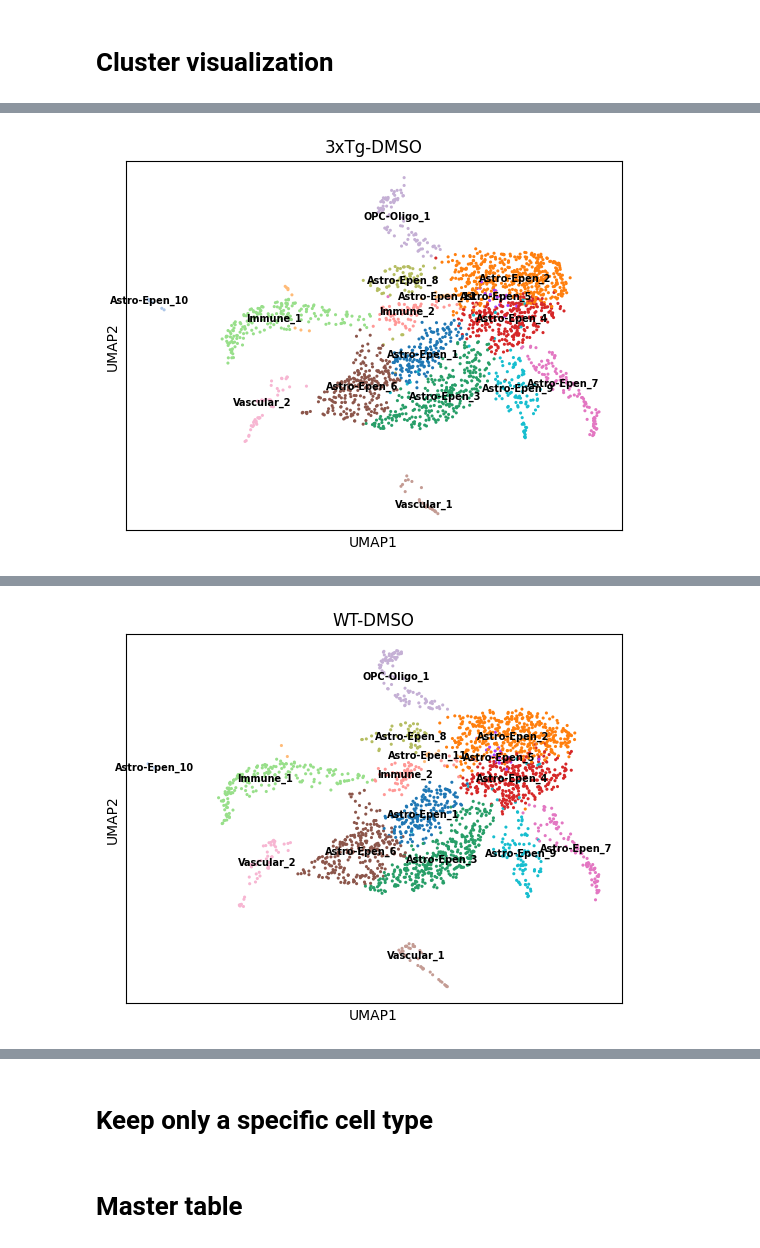
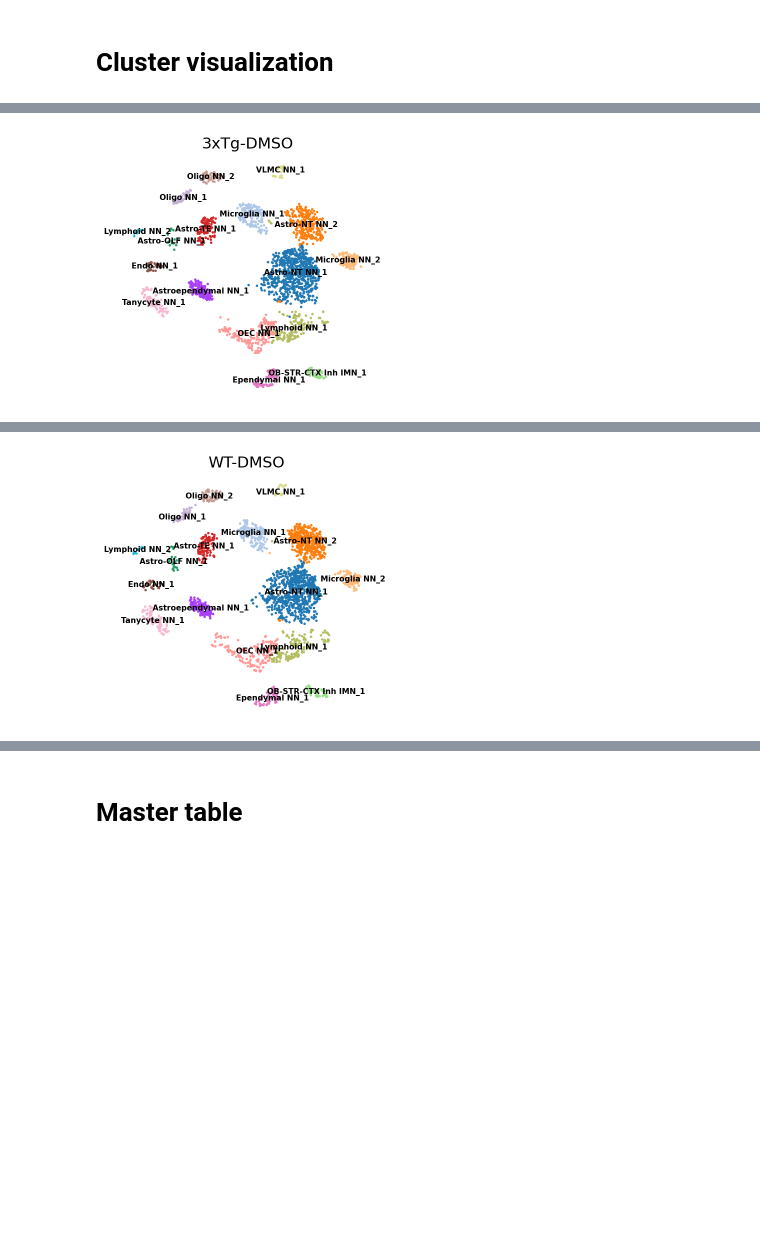
Before and after one commit to Xavier919/scRNAseq_analysis, a Jupyter notebook: sc_pipeline_.ipynb, the cells around one changed output, grey strips where cells are left out. Cells and saved outputs as stored; diff of their text form; code cells hidden in the pictures; blank space fills up the shorter version.

```diff
--- a/sc_pipeline_.ipynb
+++ b/sc_pipeline_.ipynb
@@ -70,2 +206,0 @@ adata = adata[adata.obs['Sample_Tag'] != "Multiplet", :]
-# %%
-adata.raw = adata
@@ -76,0 +207,2 @@ sc.pp.scale(adata)
+# %%
+adata.X = adata.X.astype(np.float32)
@@ -85,7 +234,28 @@ sc.tl.pca(adata, n_comps=10)
 # %%
 mcml = MCML(n_latent = 50, epochs = 100)
-class_name = adata.obs['class_name'].values.tolist()
+subclass_name = adata.obs['subclass_name'].values.tolist()
 sample_tag = adata.obs['Sample_Tag'].values.tolist()
-latentMCML = mcml.fit(adata.X, np.array([class_name]) , fracNCA = 0.8 , silent = True)
-mcml.plotLosses(figsize=(10,3),axisFontSize=10,tickFontSize=8)
+latentMCML = mcml.fit(adata.layers['scran_normalization'].toarray(), np.array([subclass_name]) , fracNCA = 0.8, silent = True)
+#latentMCML = mcml.trainTest(adata.X, np.array([subclass_name, sample_tag]) , fracNCA = 0.8, silent = True)
+mcml.plotLosses(figsize=(10,3),axisFontSize=10,tickFontSize=8, fname=None)
 adata.obsm['latents'] = latentMCML
+mcml_latents = adata.obsm['latents']
+
+# #Pairwise distances between centroids of cells in each label
+# cDists = tl.getCentroidDists(mcml_latents, np.array(subclass_name))
+
+# #Avg pairwise distances between cells of *both* sexes, for each cell type
+# interDists = tl.getInterVar(mcml_latents, np.array(subclass_name), np.array(sample_tag))
+
+# #Avg pairwise distances between cells of the *same* sex, for each cell type
+# intraDists = tl.getIntraVar(mcml_latents, np.array(subclass_name), np.array(sample_tag))
+
+# #Fraction of neighbors for each cell with same label as cell itself (also returns which labels neighbors have)
+# neighbor_fracs, which_labels = tl.frac_unique_neighbors(mcml_latents, np.array(subclass_name), metric = 1,neighbors = 30)
+
+# #Get nearest neighbors for any embedding
+# orig_neigh = tl.getNeighbors(adata.X, n_neigh = 15, p=1)
+# latent_neigh = tl.getNeighbors(mcml_latents, n_neigh = 15, p=1)
+
+# #Get Jaccard distance between latent and ambient nearest neighbors
+# jac_dists = tl.getJaccard(orig_neigh, latent_neigh)
@@ -92,10 +264,3 @@ adata.obsm['latents'] = latentMCML
-# %%
-mcml = bMCML(n_latent = 50, epochs = 100)
-class_name = adata.obs['class_name'].values.tolist()
-sample_tag = adata.obs['Sample_Tag'].values.tolist()
-latentMCML = mcml.fit(adata.X, np.array(class_name), np.array(sample_tag), silent = True)
-mcml.plotLosses(figsize=(10,3),axisFontSize=10,tickFontSize=8)
-adata.obsm['latents'] = latentMCML
 # %% [markdown]
 # Batch correction
 # %%
@@ -154,3 +299,3 @@ WARNING: saving figure to file figures/umap_subcluster_anno.png
 # %%
-plot_umap(adata, cluster_type='cluster_class_name', legend_fontsize=7, save_path='_sample_tag')
+plot_umap(adata, cluster_type='cluster_subclass_name', legend_fontsize=7, save_path='_sample_tag')
 # %% [output]
@@ -158 +302 @@ WARNING: saving figure to file figures/umap_sample_tag_3xTg-DMSO.png
-[figure, old version]
+[figure, new version]
@@ -160 +303 @@ WARNING: saving figure to file figures/umap_sample_tag_WT-DMSO.png
-[figure, old version]
+[figure, new version]
@@ -167,2 +306,0 @@ WARNING: saving figure to file figures/umap_sample_tag_Undetermined.png
-# %% [markdown]
-# Keep only a specific cell type
```
Also changed, not shown: parts of 64 cells of this notebook, 3 other files.
